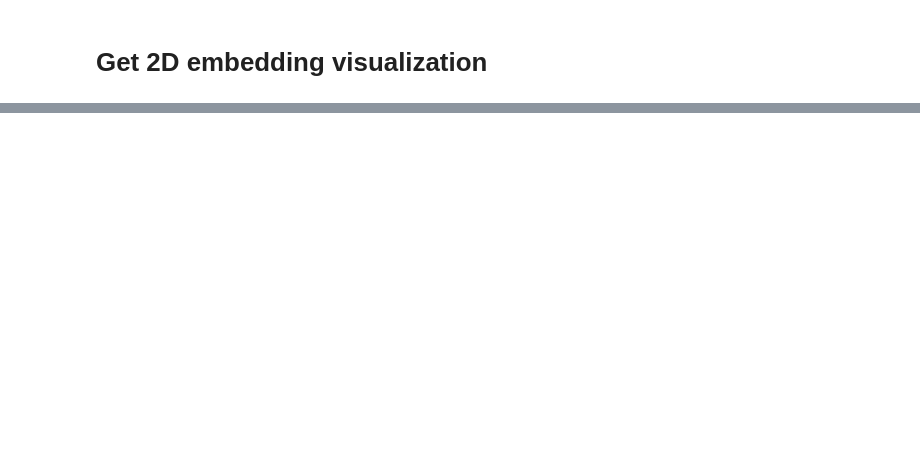
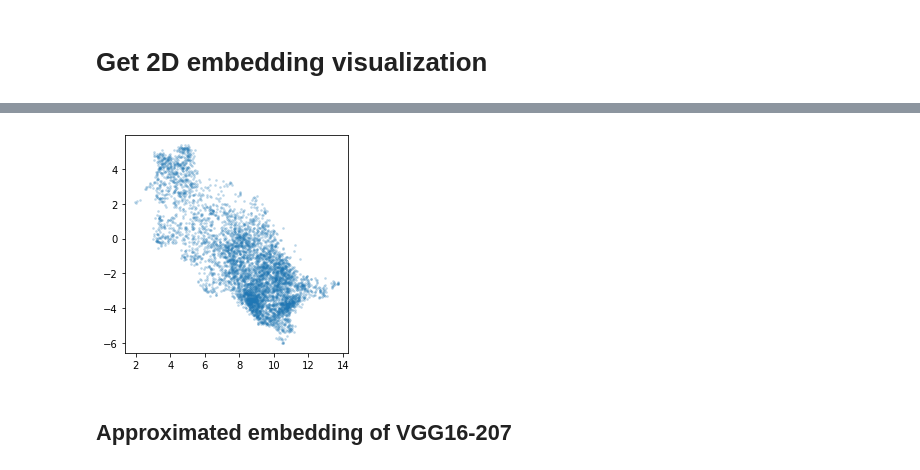
Before and after one commit to poloclub/ConceptEvo, a Jupyter notebook: src/utils/notebook/visualize-emb.ipynb, the cells around one changed output, grey strips where cells are left out. Cells and saved outputs as stored; diff of their text form; code cells hidden in the pictures; blank space fills up the shorter version.

```diff
--- a/src/utils/notebook/visualize-emb.ipynb
+++ b/src/utils/notebook/visualize-emb.ipynb
@@ -128,0 +239,41 @@ for model_nickname in emb2d:
+# %%
+neuron_emb = {}
+for layer in stimulus_base:
+    num_neurons = len(stimulus_base[layer])
+    for i in range(num_neurons):
+        neuron = f'{layer}-{i}'
+        neuron_emb[neuron] = np.random.rand(30) - 0.5
+# %%
+def get_stimulus_of_neuron(neuron, stimulus, k):
+    layer, neuron_idx = neuron.split('-')
+    neuron_idx = int(neuron_idx)
+    return stimulus[layer][neuron_idx][:k]
+
+def compute_approx_neuron_vec(X_n, img_imb):
+        vec_sum = np.zeros(30)
+        for x in X_n:
+            vec_sum += img_emb[x]
+        return vec_sum / len(X_n)
+
+for neuron in neuron_emb:
+    stimulus_neuron = get_stimulus_of_neuron(neuron, stimulus_base, k)
+    v_neuron = compute_approx_neuron_vec(stimulus_neuron, img_emb)
+    neuron_emb[neuron] = v_neuron
+    break
+# %%
+X2 = np.zeros((len(neuron_emb), 30))
+for neuron_i, neuron in enumerate(neuron_emb):
+    X2[neuron_i] = neuron_emb[neuron]
+# %%
+emb2d_2 = reducer.transform(X2)
+# %%
+Xs = emb2d_2[:,0]
+Ys = emb2d_2[:,1]
+
+plt.figure(figsize=(4, 4))
+plt.scatter(Xs, Ys, s=3, alpha=0.2)
+plt.show()
+# %% [output]
+[figure, added]
+# %% [markdown]
+## Approximated embedding of VGG16-207
```
Also changed, not shown: parts of 20 cells of this notebook, 11 other files.
